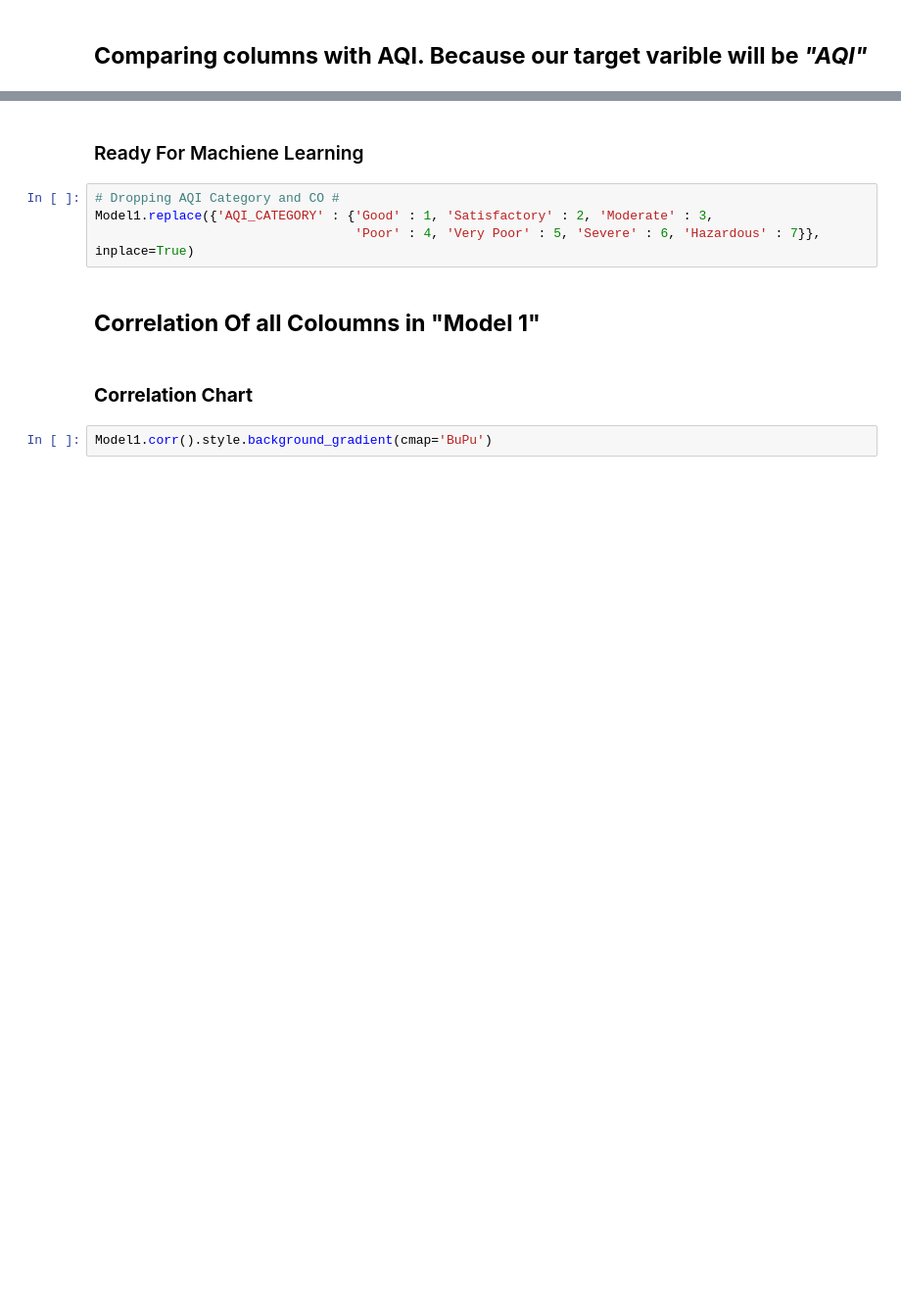
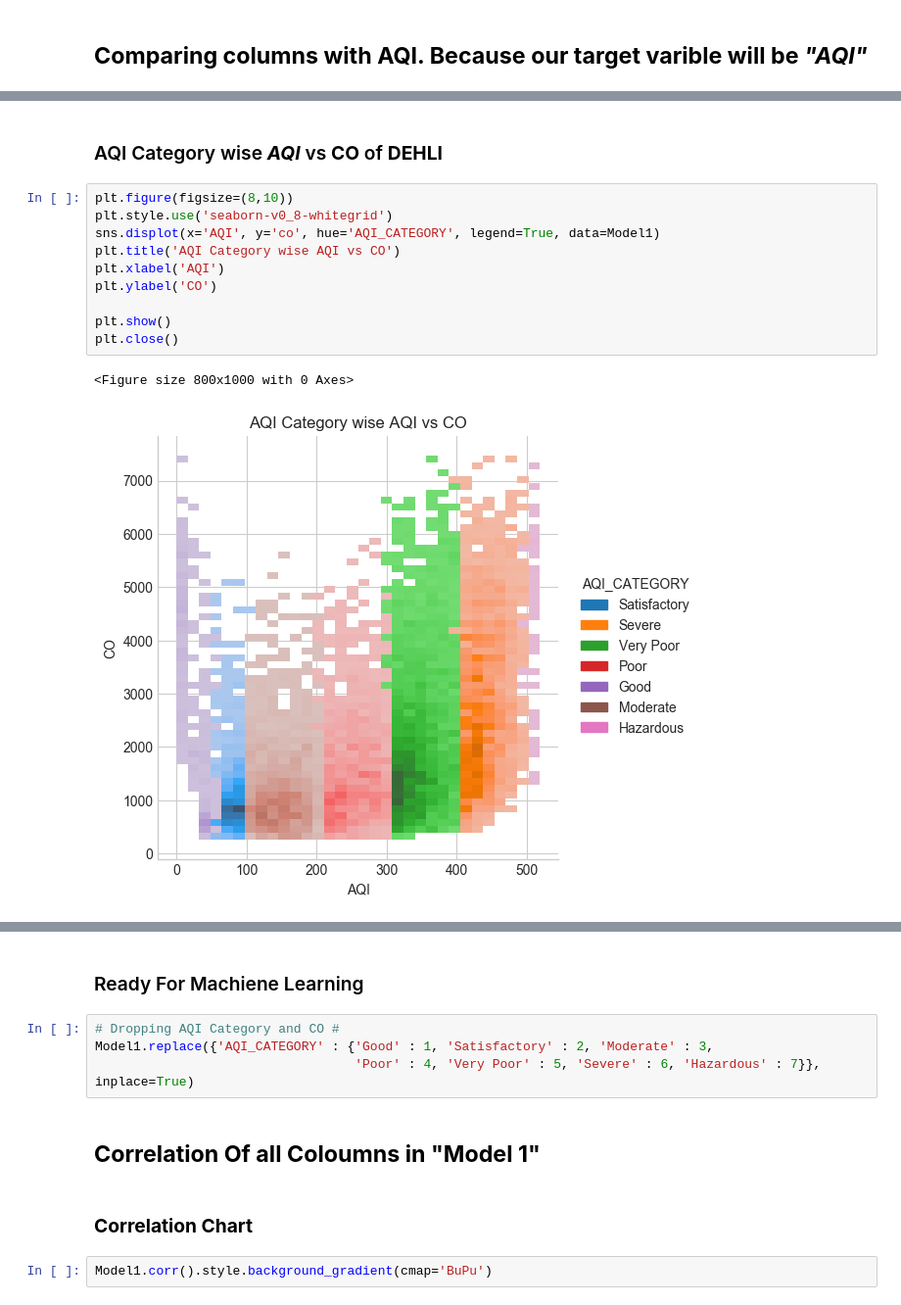
Before and after one commit to GHOSTRITAM/CLASS_PROJECT, a Jupyter notebook: AQI of Delhi/Notebook/Project Delhi.ipynb, the cells around one changed output, grey strips where cells are left out. Shown at 98% size. Saved outputs shown, nothing was run; the diff lists cells and outputs as text; blank space fills up the shorter version.

```diff
--- a/AQI of Delhi/Notebook/Project Delhi.ipynb
+++ b/AQI of Delhi/Notebook/Project Delhi.ipynb
@@ -1289,0 +1323,18 @@ h3{color: rgb(204, 122, 0); background-color: rgb(179, 204, 204);}
+# %% [markdown]
+<style>
+h3{color: rgb(204, 122, 0); background-color: rgb(179, 204, 204);}
+</style>
+### AQI Category wise <i><b>AQI</b></i> vs <b>CO</b> of <b>DEHLI</b> ###
+# %%
+plt.figure(figsize=(8,10))
+plt.style.use('seaborn-v0_8-whitegrid')
+sns.displot(x='AQI', y='co', hue='AQI_CATEGORY', legend=True, data=Model1)
+plt.title('AQI Category wise AQI vs CO')
+plt.xlabel('AQI')
+plt.ylabel('CO')
+
+plt.show()
+plt.close()
+# %% [output]
+<Figure size 800x1000 with 0 Axes>
+[figure, added]
```
Also changed, not shown: parts of 26 cells of this notebook.
